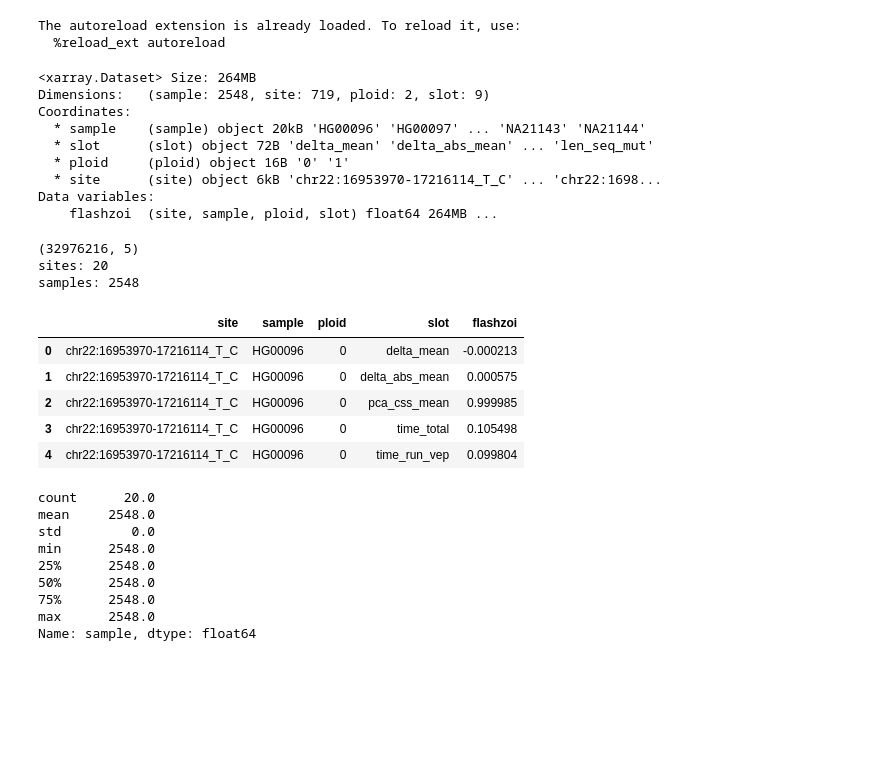
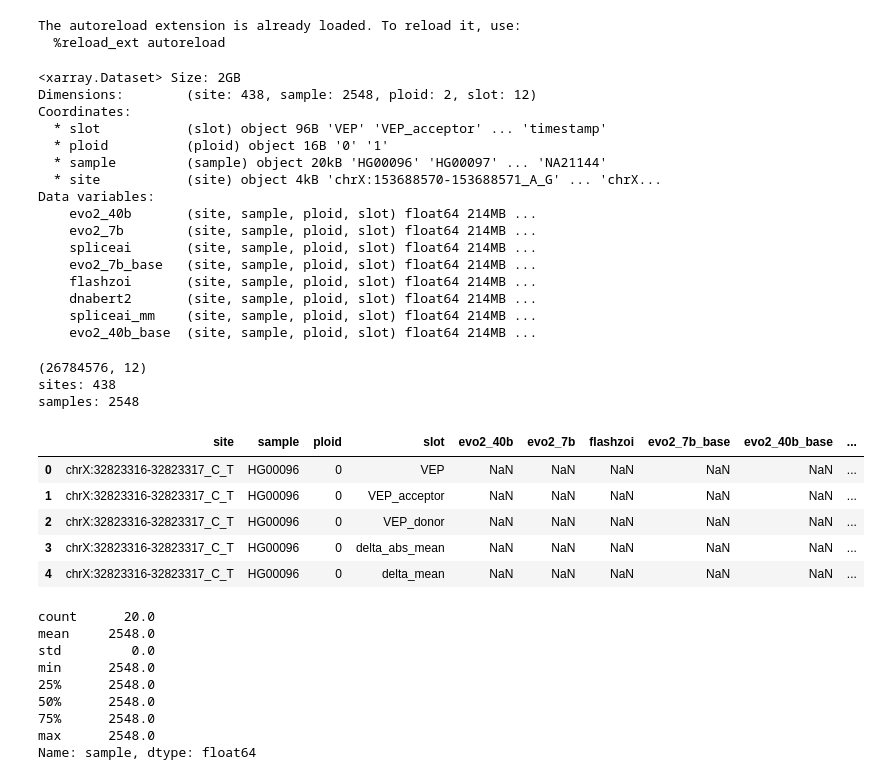
Before and after one commit to bschilder/VEP_DNA, a Jupyter notebook: notebooks/vep_analysis.ipynb, the cells around one changed output. Drawn from its saved outputs; the diff is of its cells as text; code cells hidden in the pictures; blank space fills up the shorter version.

```diff
--- a/notebooks/vep_analysis.ipynb
+++ b/notebooks/vep_analysis.ipynb
@@ -36,34 +36,39 @@ The autoreload extension is already loaded. To reload it, use:
 # %%
 import xarray as xr
 
-xr_ds = xr.open_dataset(os.path.join(os.path.expanduser('~'),"projects/data/1000_Genomes_on_GRCh38/clinvar_utr_snv/chr22.zarr"))
+xr_ds = xr.open_dataset()
 xr_ds
 # %% [output]
-<xarray.Dataset> Size: 264MB
-Dimensions:   (sample: 2548, site: 719, ploid: 2, slot: 9)
+<xarray.Dataset> Size: 2GB
+Dimensions:        (site: 438, sample: 2548, ploid: 2, slot: 12)
 Coordinates:
-  * sample    (sample) object 20kB 'HG00096' 'HG00097' ... 'NA21143' 'NA21144'
-  * slot      (slot) object 72B 'delta_mean' 'delta_abs_mean' ... 'len_seq_mut'
-  * ploid     (ploid) object 16B '0' '1'
-  * site      (site) object 6kB 'chr22:16953970-17216114_T_C' ... 'chr22:1698...
+  * slot           (slot) object 96B 'VEP' 'VEP_acceptor' ... 'timestamp'
+  * ploid          (ploid) object 16B '0' '1'
+  * sample         (sample) object 20kB 'HG00096' 'HG00097' ... 'NA21144'
+  * site           (site) object 4kB 'chrX:153688570-153688571_A_G' ... 'chrX...
 Data variables:
-    flashzoi  (site, sample, ploid, slot) float64 264MB ...
+    evo2_40b       (site, sample, ploid, slot) float64 214MB ...
+    evo2_7b        (site, sample, ploid, slot) float64 214MB ...
+    spliceai       (site, sample, ploid, slot) float64 214MB ...
+    evo2_7b_base   (site, sample, ploid, slot) float64 214MB ...
+    flashzoi       (site, sample, ploid, slot) float64 214MB ...
+    dnabert2       (site, sample, ploid, slot) float64 214MB ...
+    spliceai_mm    (site, sample, ploid, slot) float64 214MB ...
+    evo2_40b_base  (site, sample, ploid, slot) float64 214MB ...
-# %%
-vep_df = xr_ds.where(xr_ds.notnull()).to_dataframe().reset_index()
-print(vep_df.shape)
-print("sites:",vep_df["site"].nunique())
-print("samples:",vep_df["sample"].nunique())
-vep_df.head()
-# %% [output]
-(32976216, 5)
-sites: 20
-samples: 2548
-|  | site | sample | ploid | slot | flashzoi |
-| 0 | chr22:16953970-17216114_T_C | HG00096 | 0 | delta_mean | -0.000213 |
-| 1 | chr22:16953970-17216114_T_C | HG00096 | 0 | delta_abs_mean | 0.000575 |
-| 2 | chr22:16953970-17216114_T_C | HG00096 | 0 | pca_css_mean | 0.999985 |
-| 3 | chr22:16953970-17216114_T_C | HG00096 | 0 | time_total | 0.105498 |
-| 4 | chr22:16953970-17216114_T_C | HG00096 | 0 | time_run_vep | 0.099804 |
+# %%
+xr_ds_path=os.path.join(os.path.expanduser('~'),"projects/data/1000_Genomes_on_GRCh38/clinvar_utr_snv/chrX.zarr")
+vep_df = vp.load_vep_results(xr_ds_path=xr_ds_path)
+vep_df.head()
+# %% [output]
+(26784576, 12)
+sites: 438
+samples: 2548
+|  | site | sample | ploid | slot | evo2_40b | evo2_7b | flashzoi | evo2_7b_base | evo2_40b_base | ... |
+| 0 | chrX:32823316-32823317_C_T | HG00096 | 0 | VEP | NaN | NaN | NaN | NaN | NaN | ... |
+| 1 | chrX:32823316-32823317_C_T | HG00096 | 0 | VEP_acceptor | NaN | NaN | NaN | NaN | NaN | ... |
+| 2 | chrX:32823316-32823317_C_T | HG00096 | 0 | VEP_donor | NaN | NaN | NaN | NaN | NaN | ... |
+| 3 | chrX:32823316-32823317_C_T | HG00096 | 0 | delta_abs_mean | NaN | NaN | NaN | NaN | NaN | ... |
+| 4 | chrX:32823316-32823317_C_T | HG00096 | 0 | delta_mean | NaN | NaN | NaN | NaN | NaN | ... |
 # %%
 vep_df.groupby("site")["sample"].nunique().describe()
 # %% [output]
```
Also changed, not shown: 4 other files.
